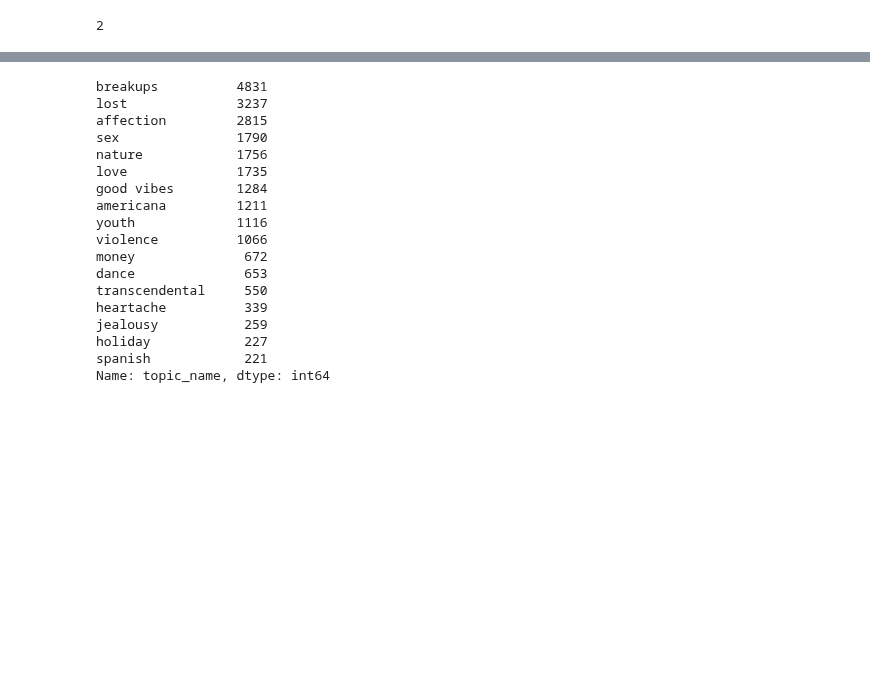
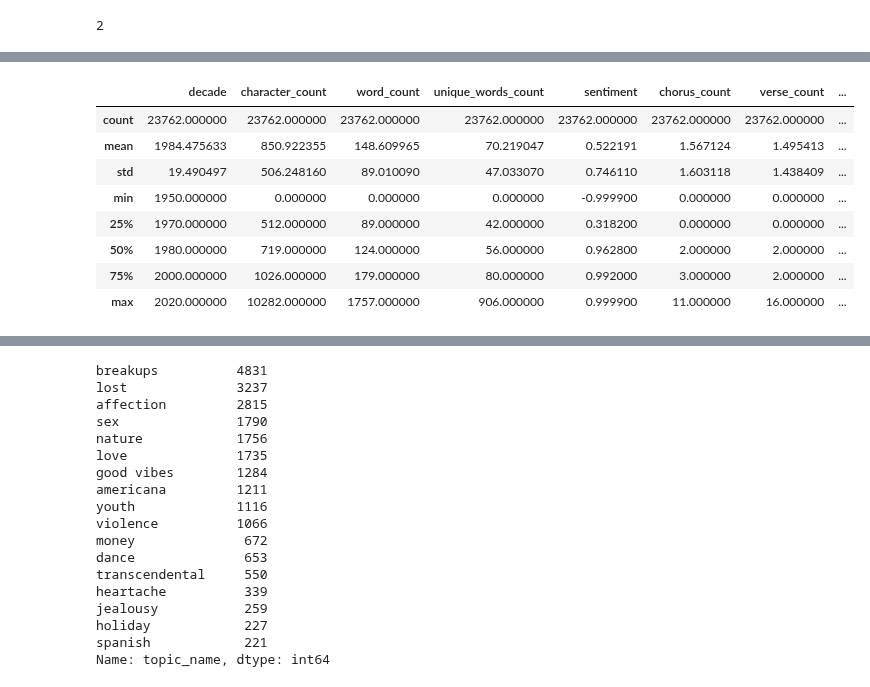
Before and after one commit to CBRJ-Lyrical-Metrics/lyrical-evolution-capstone, a Jupyter notebook: Drafts/chris_work.ipynb, the cells around one changed output, grey strips where cells are left out. Cells and saved outputs as stored; diff of their text form; code cells hidden in the pictures; blank space fills up the shorter version.

```diff
--- a/Drafts/chris_work.ipynb
+++ b/Drafts/chris_work.ipynb
@@ -380,4 +394,16 @@ adding sentiment category ****
 3 rows × 22 columns
+# %%
+df.describe()
+# %% [output]
+|  | decade | character_count | word_count | unique_words_count | sentiment | chorus_count | verse_count | ... |
+| count | 23762.000000 | 23762.000000 | 23762.000000 | 23762.000000 | 23762.000000 | 23762.000000 | 23762.000000 | ... |
+| mean | 1984.475633 | 850.922355 | 148.609965 | 70.219047 | 0.522191 | 1.567124 | 1.495413 | ... |
+| std | 19.490497 | 506.248160 | 89.010090 | 47.033070 | 0.746110 | 1.603118 | 1.438409 | ... |
+| min | 1950.000000 | 0.000000 | 0.000000 | 0.000000 | -0.999900 | 0.000000 | 0.000000 | ... |
+| 25% | 1970.000000 | 512.000000 | 89.000000 | 42.000000 | 0.318200 | 0.000000 | 0.000000 | ... |
+| 50% | 1980.000000 | 719.000000 | 124.000000 | 56.000000 | 0.962800 | 2.000000 | 2.000000 | ... |
+| 75% | 2000.000000 | 1026.000000 | 179.000000 | 80.000000 | 0.992000 | 3.000000 | 2.000000 | ... |
+| max | 2020.000000 | 10282.000000 | 1757.000000 | 906.000000 | 0.999900 | 11.000000 | 16.000000 | ... |
 # %%
 def get_ngrams(df):
     """
```
Also changed, not shown: parts of 51 cells of this notebook, 3 other files.
